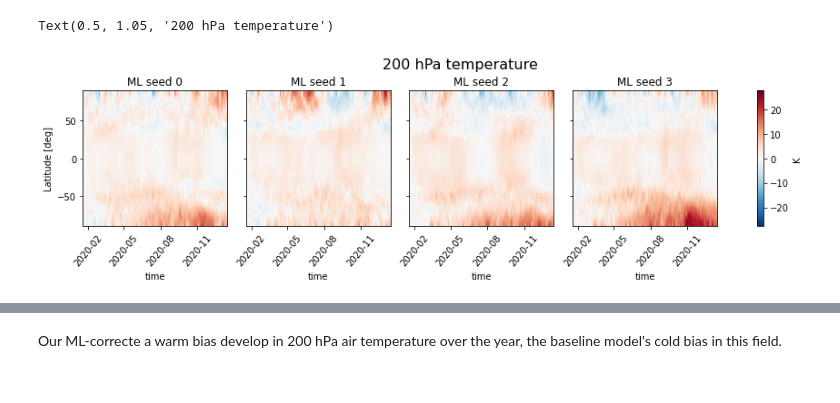
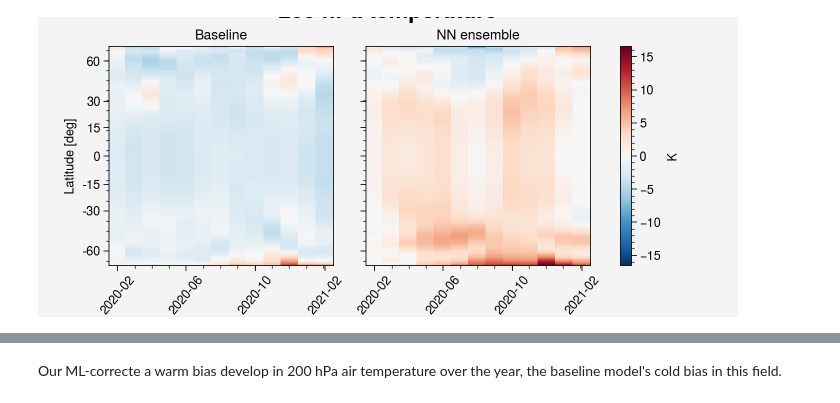
Before and after one commit to ai2cm/nudge-to-3km-PIRE-1yr-workflow, a Jupyter notebook: notebooks/hovmoller-biases.ipynb, the cells around one changed output, grey strips where cells are left out. Saved outputs shown, nothing was run; the diff lists cells and outputs as text; code cells hidden in the pictures.

Commit message:
Update figures

```diff
--- a/notebooks/hovmoller-biases.ipynb
+++ b/notebooks/hovmoller-biases.ipynb
@@ -29,6 +29,9 @@ grid = catalog["grid/c48"].read()
 figsize=(12,4)
 col_wrap = 2
 rename_dims = {"grid_xt": "x", "grid_yt": "y", "grid_y": "y_interface", "grid_x": "x_interface"}
+
+tick_loc = np.array([-60, -30, -15, 0, 15, 30, 60])
+tick_loc_sin = np.sin(tick_loc * np.pi/180)
 # %%
 experiments = {
     "Baseline": "gs://vcm-ml-experiments/n2f-pire-sfc-updates/2022-01-10/baseline-seaice-prescribed",
@@ -131,22 +132,32 @@ exps = ["Baseline", "NN ensemble"]
+# %%
+exps = ["Baseline", "NN ensemble"]
+sin_lat= np.sin( ds_diags.latitude.values * (np.pi/180))
+ds_diags_transformed_lat = ds_diags \
+    [["tmp200_zonal_mean_bias", "pratesfc_zonal_mean_bias", "pwat_zonal_mean_bias", "w500_zonal_mean_bias", "vgrd850_zonal_mean_value"]] \
+    .assign_coords(latitude=sin_lat) \
+    .load()
 # %%
 f = (
-        (ds_diags["tmp200_zonal_mean_bias"] )
-).plot(col="experiment", x="time")
+        (ds_diags_transformed_lat["tmp200_zonal_mean_bias"] ).sel(experiment=exps)
+).resample(time="1M").mean() \
+.plot(col="experiment", x="time", rasterized=True)
 
-for i, exp in enumerate(labels):
+for i, exp in enumerate(exps):
     ax = f.axes[0][i]
     plt.setp(ax.xaxis.get_majorticklabels(), rotation=50)
     ax.set_title(exp)
 
     ax = f.axes[0][0].set_ylabel("Latitude [deg]")
 
+
+
+plt.yticks(tick_loc_sin, tick_loc)  # Set label locations.
+
 f.cbar.ax.set_ylabel("K")
 plt.suptitle("200 hPa temperature", y=1.05, fontsize=16)
 
-
-#plt.savefig("figures/pdf/prognostic_hovmoller_precip_bias.pdf", dpi=150, bbox_inches='tight')
-#plt.savefig("figures/png/prognostic_hovmoller_precip_bias.png", dpi=150, bbox_inches='tight')
-#plt.savefig("figures/eps/prognostic_hovmoller_precip_bias.eps", format="eps", bbox_inches='tight')
+plt.savefig("figures/pdf/prognostic_hovmoller_t200_bias.pdf", dpi=150, bbox_inches='tight')
+plt.savefig("figures/png/prognostic_hovmoller_t200_bias.png", dpi=150, bbox_inches='tight')
+plt.savefig("figures/eps/prognostic_hovmoller_t200_bias.eps", format="eps", bbox_inches='tight')
 # %% [output]
-Text(0.5, 1.05, '200 hPa temperature')
-[figure, old version]
+[figure, new version]
```
Also changed, not shown: parts of 7 cells of this notebook, 1 other file.
